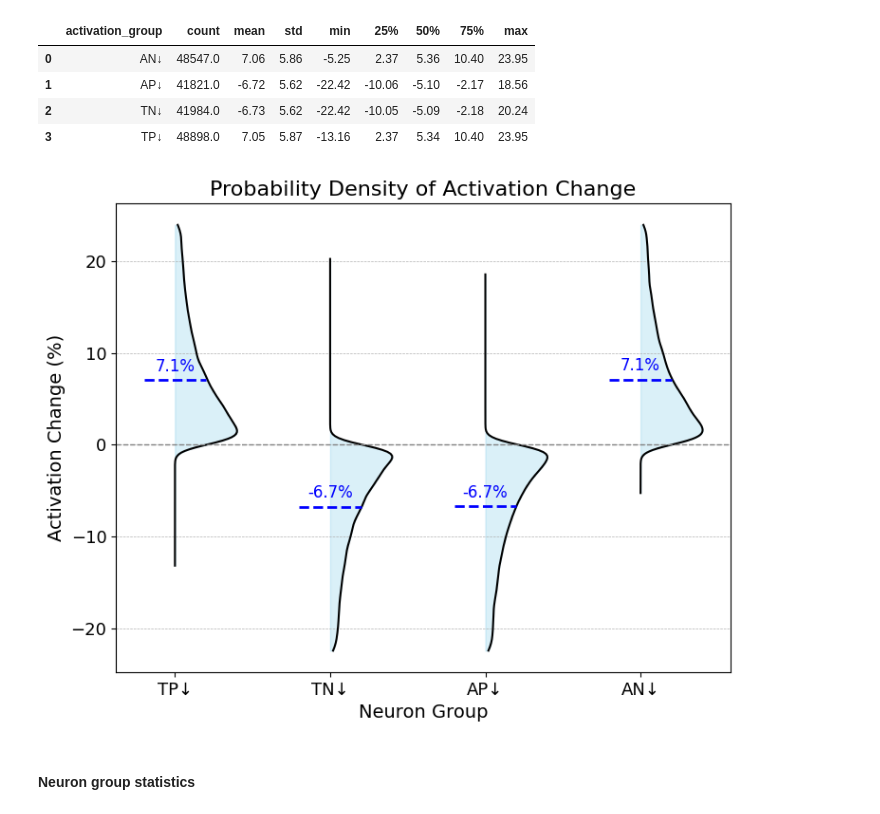
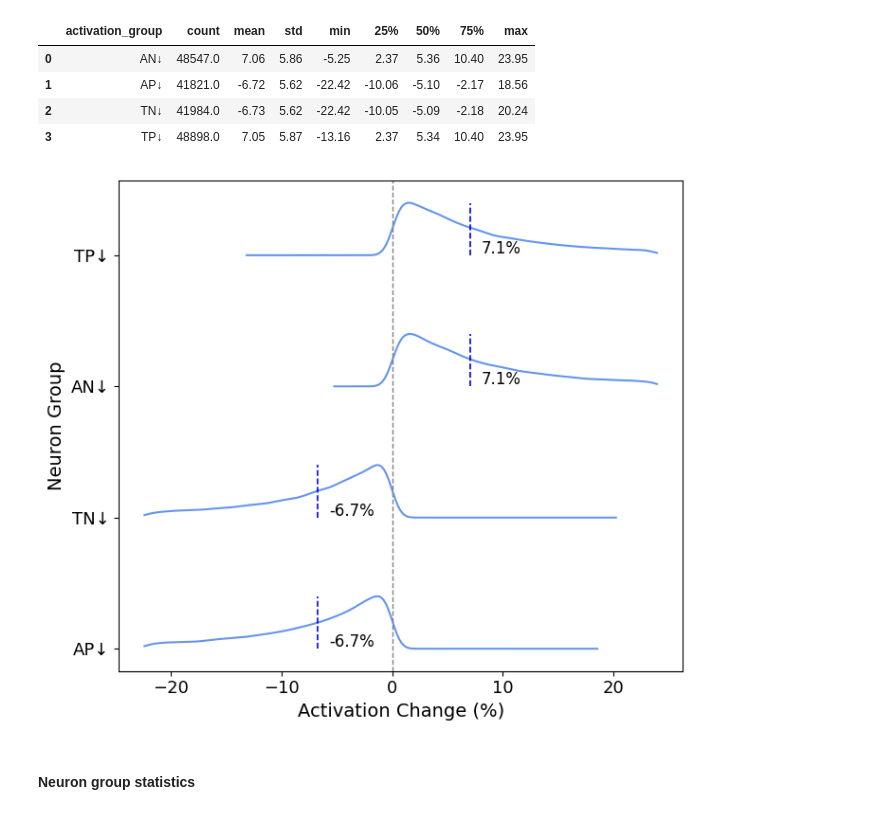
Before and after one commit to PamelaBha/MIB, a Jupyter notebook: toxicity/graphs/contribution_plot_llama3.ipynb, the cells around one changed output. Saved outputs shown, nothing was run; the diff lists cells and outputs as text; code cells hidden in the pictures.

Commit message:
Added more activation shift plots.

```diff
--- a/toxicity/graphs/contribution_plot_llama3.ipynb
+++ b/toxicity/graphs/contribution_plot_llama3.ipynb
@@ -222,45 +221,40 @@ See the caveats in the documentation: https://pandas.pydata.org/pandas-docs/stab
 | 2 | TN↓ | 41984.0 | -6.73 | 5.62 | -22.42 | -10.05 | -5.09 | -2.18 | 20.24 |
 | 3 | TP↓ | 48898.0 | 7.05 | 5.87 | -13.16 | 2.37 | 5.34 | 10.40 | 23.95 |
 # %%
-group_labels = ["TP↓", "TN↓", "AP↓", "AN↓"]
-group_means = df.groupby('activation_group')['clipped_act_pct_change'].mean()
+group_labels = ["TP↓", "AN↓", "TN↓", "AP↓"]
+y_positions = [3, 2, 1, 0]
 
-fig, ax = plt.subplots(figsize=(7.5, 6))
-
-# Offset positions to avoid overlap
-x_positions = [0, 1, 2, 3]
+fig, ax = plt.subplots(figsize=(7, 6))
 
 for i, group in enumerate(group_labels):
     group_data = df[df['activation_group'] == group]['clipped_act_pct_change'].dropna()
 
-    # Compute KDE
+    # KDE
     kde = gaussian_kde(group_data)
     x_vals = np.linspace(group_data.min(), group_data.max(), 200)
     y_vals = kde(x_vals)
 
-    # Normalize and shift the PDF to align with categorical x-axis
+    # Normalize and shift vertically
     y_scaled = y_vals / y_vals.max() * 0.4
-    ax.plot(x_positions[i] + y_scaled, x_vals, color='black')
-    ax.fill_betweenx(x_vals, x_positions[i], x_positions[i] + y_scaled, color='skyblue', alpha=0.3)
+    ax.plot(x_vals, y_positions[i] + y_scaled, color='cornflowerblue', linewidth=1.5)
+    # ax.fill_between(x_vals, y_positions[i], y_positions[i] + y_scaled, color='powderblue', alpha=0.3)
 
-    # Plot and annotate mean
+    # Mean line (vertical now)
     mean_val = group_data.mean()
-    ax.plot([x_positions[i] - 0.2, x_positions[i] + 0.2], [mean_val, mean_val], color='blue', linewidth=2, linestyle='--')
-    ax.text(x_positions[i], mean_val + 1, f'{mean_val:.1f}%', color='blue', ha='center', fontsize=12)
+    ax.plot([mean_val, mean_val], [y_positions[i] - 0.0, y_positions[i] + 0.4], color='blue', linewidth=1.2, linestyle='--')
+    ax.text(mean_val + 1, y_positions[i] + 0.05, f'{mean_val:.1f}%', color='black', va='center', fontsize=12)
 
-ax.set_xticks(x_positions)
-ax.set_xticklabels(group_labels)
-ax.set_title('Probability Density of Activation Change', fontsize=16)
-ax.set_ylabel('Activation Change (%)', fontsize=14)
-ax.set_xlabel('Neuron Group', fontsize=14)
-ax.axhline(0, color='gray', linestyle='--', linewidth=1)
+ax.set_yticks(y_positions)
+ax.set_yticklabels(group_labels)
+ax.set_xlabel('Activation Change (%)', fontsize=14)
+ax.set_ylabel('Neuron Group', fontsize=14)
+ax.axvline(0, color='gray', linestyle='--', linewidth=1)
 plt.xticks(fontsize=13)
 plt.yticks(fontsize=13)
-plt.grid(True, axis='y', linestyle='--', linewidth=0.5)
 plt.tight_layout()
 plt.show()
 # %% [output]
-[figure, old version]
+[figure, new version]
 # %% [markdown]
 #### Neuron group statistics
 # %%
```
Also changed, not shown: parts of 3 cells of this notebook, 3 other files.
